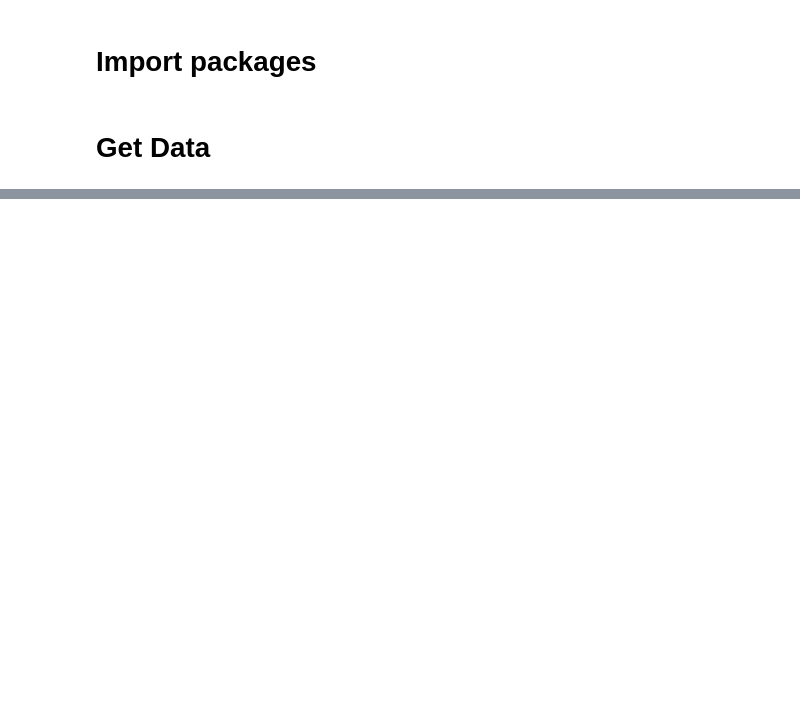
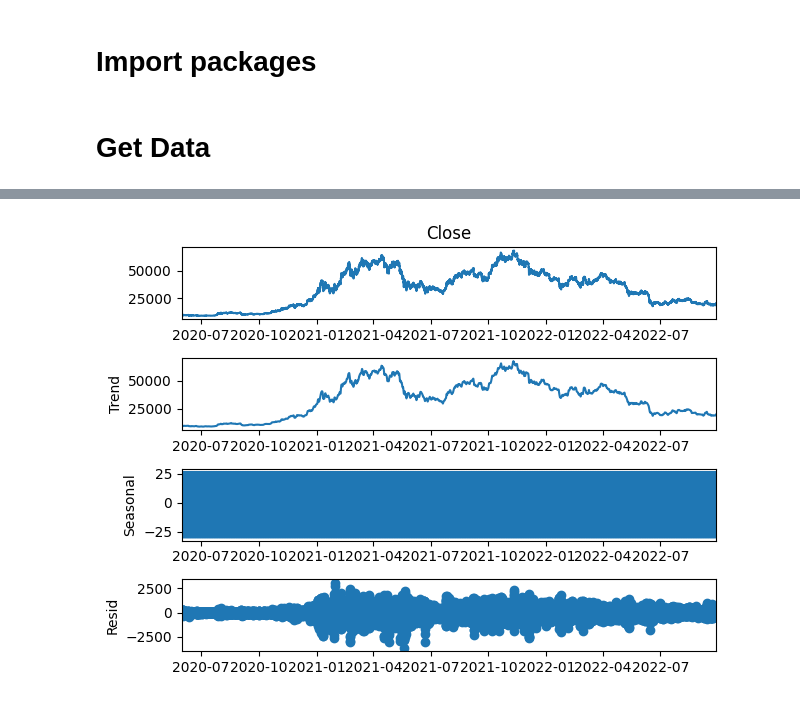
Before and after one commit to webclinic017/Trading-sandbox, a Jupyter notebook: 14_Trend_decomposition.ipynb, the cells around one changed output, grey strips where cells are left out. Drawn from its saved outputs; the diff is of its cells as text; code cells hidden in the pictures; blank space fills up the shorter version.

```diff
--- a/14_Trend_decomposition.ipynb
+++ b/14_Trend_decomposition.ipynb
@@ -14,5 +14,5 @@ from modules.Utils.utils import loadFromDB, strategyTester
 # Get Data
 # %%
 SYMBOL= 'BTC'
-df =loadFromDB(SYMBOL,'4h',True)
+df =loadFromDB(SYMBOL,'1h',True)
 df.head()
@@ -19,9 +27,8 @@ df.head()
 # %%
-plt.rc('figure',figsize=(25,11))
-plt.rc('font',size=15)
-
-result = seasonal_decompose(df.Close,model='additive',extrapolate_trend='freq',)
+result = seasonal_decompose(df.Close,model='additive',extrapolate_trend='freq')
 fig = result.plot()
+# %% [output]
+[figure, added]
 # %%
 df['Trend'] = result.trend
 df['Trend_diff'] = df.Trend.diff(1)
```
Also changed, not shown: parts of 3 cells of this notebook, 1 other file.
